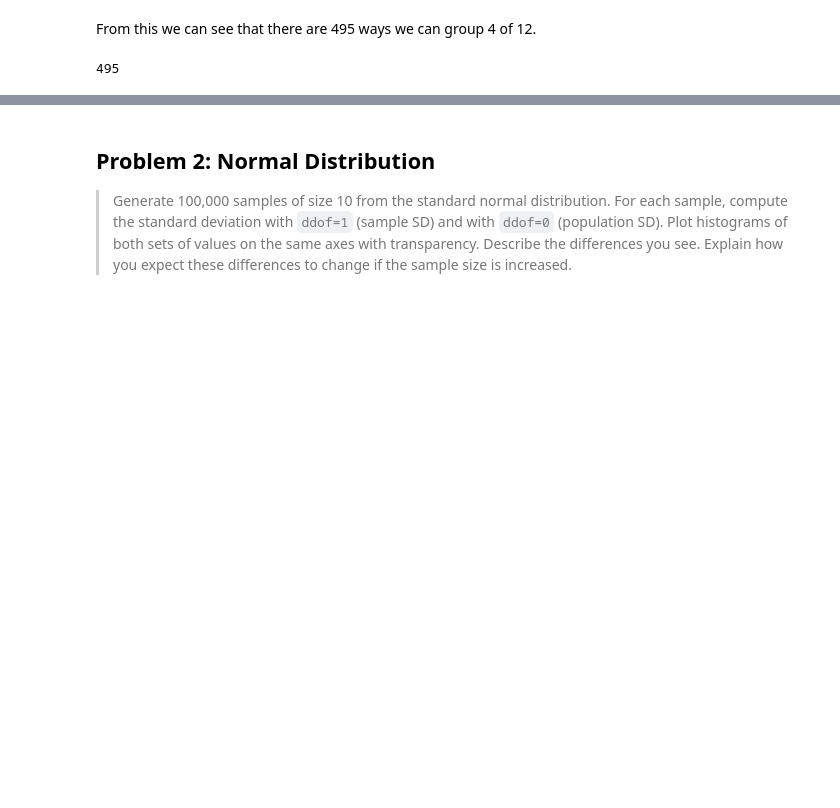
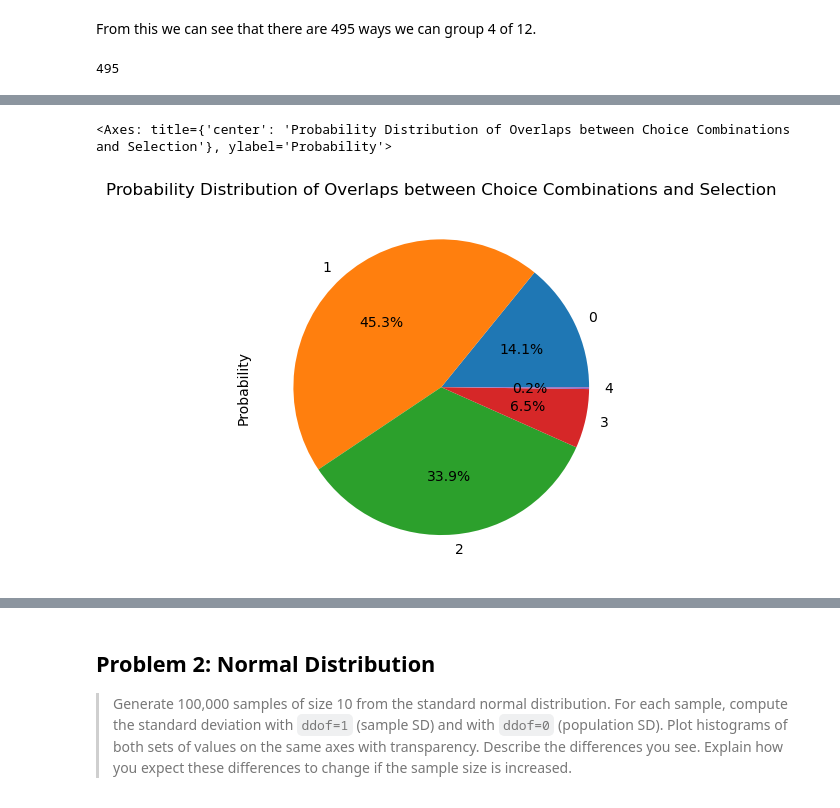
Before and after one commit to CeamanCollins/applied-statistics-assessment, a Jupyter notebook: problems.ipynb, the cells around one changed output, grey strips where cells are left out. Cells and saved outputs as stored; diff of their text form; code cells hidden in the pictures; blank space fills up the shorter version.

```diff
--- a/problems.ipynb
+++ b/problems.ipynb
@@ -45,0 +184,6 @@ As we can see, choosing 8 from 12 has the same number of permutation as choosing
+# %%
+total = sum(overlaps[1])
+# %%
+probabilities = (overlaps[1] / total)
+probabilities_df = pd.DataFrame(list(zip(overlaps[0], probabilities)), columns=['Number of Overlaps', 'Probability']).set_index('Number of Overlaps')
+probabilities_df
@@ -45,0 +198,5 @@ As we can see, choosing 8 from 12 has the same number of permutation as choosing
+# %%
+probabilities_df.plot(kind='pie', y='Probability', legend=False, autopct='%1.1f%%', title='Probability Distribution of Overlaps between Choice Combinations and Selection')
+# %% [output]
+<Axes: title={'center': 'Probability Distribution of Overlaps between Choice Combinations and Selection'}, ylabel='Probability'>
+[figure, added]
```
Also changed, not shown: parts of 22 cells of this notebook.
